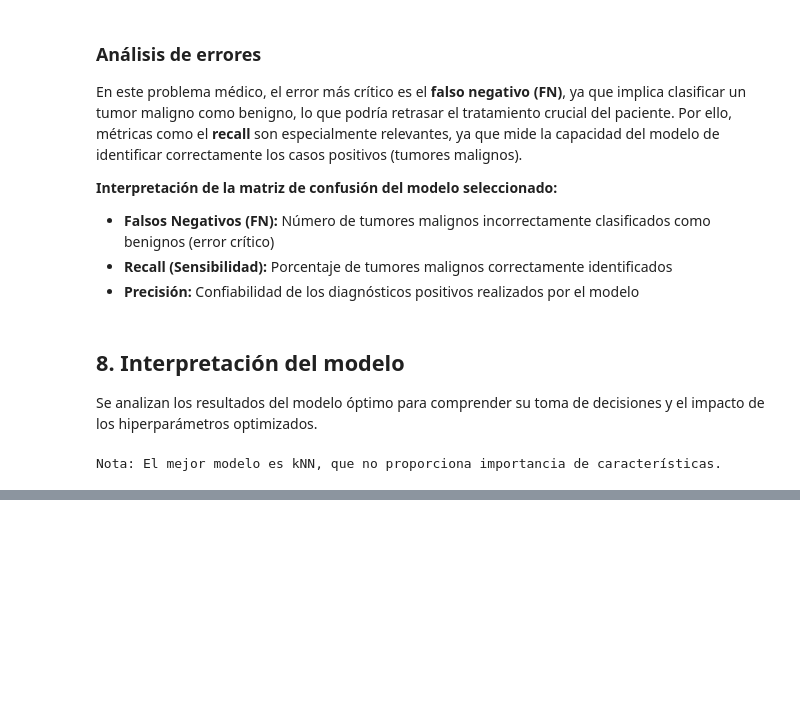
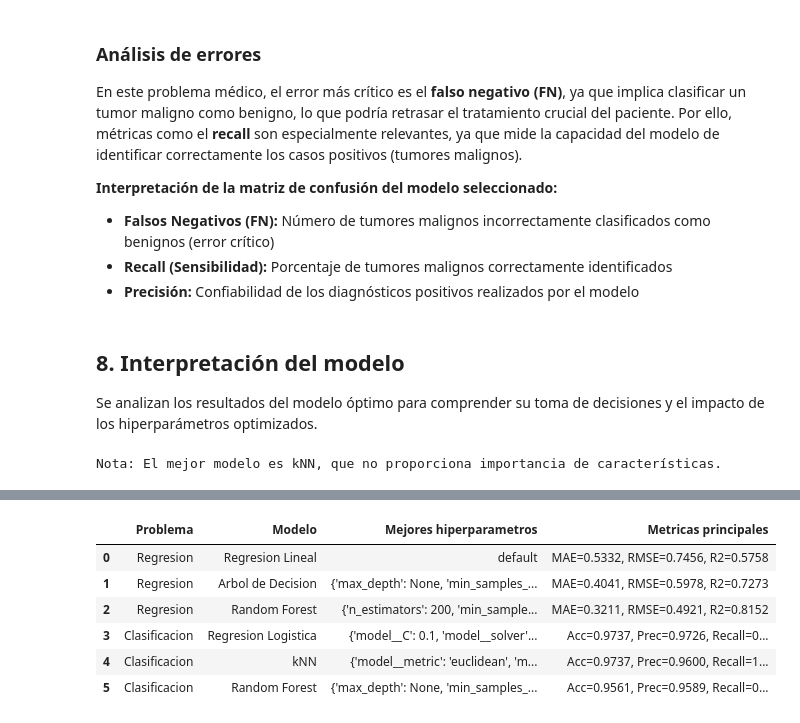
Before and after one commit to diegoanro22/IA-Lab02, a Jupyter notebook: main.ipynb, the cells around one changed output, grey strips where cells are left out. Drawn from its saved outputs; the diff is of its cells as text; code cells hidden in the pictures; blank space fills up the shorter version.

```diff
--- a/main.ipynb
+++ b/main.ipynb
@@ -770,0 +906,81 @@ Nota: El mejor modelo es kNN, que no proporciona importancia de características
+# %%
+# Tabla resumen con mejores hiperparametros y metricas
+import unicodedata
+
+summary_rows = []
+
+def _normalize_series(series):
+    return series.apply(
+        lambda s: unicodedata.normalize("NFKD", s)
+        .encode("ascii", "ignore")
+        .decode("ascii")
+        .lower()
+    )
+
+def _reg_row(key):
+    names = _normalize_series(comparacion["Modelo"])
+    idx = names[names.str.contains(key)].index[0]
+    return comparacion.loc[idx]
+
+def _reg_metrics(row):
+    return f"MAE={row['MAE']:.4f}, RMSE={row['RMSE']:.4f}, R2={row['R2']:.4f}"
+
+summary_rows.append({
+    "Problema": "Regresion",
+    "Modelo": "Regresion Lineal",
+    "Mejores hiperparametros": "default",
+    "Metricas principales": _reg_metrics(_reg_row("lineal")),
+})
+
+summary_rows.append({
+    "Problema": "Regresion",
+    "Modelo": "Arbol de Decision",
+    "Mejores hiperparametros": str(dt_gs.best_params_),
+    "Metricas principales": _reg_metrics(_reg_row("arbol de decision")),
+})
+
+summary_rows.append({
+    "Problema": "Regresion",
+    "Modelo": "Random Forest",
+    "Mejores hiperparametros": str(rf_rs.best_params_),
+    "Metricas principales": _reg_metrics(_reg_row("random forest")),
+})
+
+def _clf_metrics(name):
+    row = comparacion_optimizados.loc[name]
+    return (
+        f"Acc={row['Accuracy']:.4f}, Prec={row['Precision']:.4f}, "
+        f"Recall={row['Recall']:.4f}, F1={row['F1-score']:.4f}"
+    )
+
+summary_rows.append({
+    "Problema": "Clasificacion",
+    "Modelo": "Regresion Logistica",
+    "Mejores hiperparametros": str(grid_lr.best_params_),
+    "Metricas principales": _clf_metrics("Logistic Regression (Opt)"),
+})
+
+summary_rows.append({
+    "Problema": "Clasificacion",
+    "Modelo": "kNN",
+    "Mejores hiperparametros": str(grid_knn.best_params_),
+    "Metricas principales": _clf_metrics("kNN (Opt)"),
+})
+
+summary_rows.append({
+    "Problema": "Clasificacion",
+    "Modelo": "Random Forest",
+    "Mejores hiperparametros": str(grid_rf.best_params_),
+    "Metricas principales": _clf_metrics("Random Forest (Opt)"),
+})
+
+tabla_resumen = pd.DataFrame(summary_rows)
+tabla_resumen
+# %% [output]
+|  | Problema | Modelo | Mejores hiperparametros | Metricas principales |
+| 0 | Regresion | Regresion Lineal | default | MAE=0.5332, RMSE=0.7456, R2=0.5758 |
+| 1 | Regresion | Arbol de Decision | {'max_depth': None, 'min_samples_... | MAE=0.4041, RMSE=0.5978, R2=0.7273 |
+| 2 | Regresion | Random Forest | {'n_estimators': 200, 'min_sample... | MAE=0.3211, RMSE=0.4921, R2=0.8152 |
+| 3 | Clasificacion | Regresion Logistica | {'model__C': 0.1, 'model__solver'... | Acc=0.9737, Prec=0.9726, Recall=0... |
+| 4 | Clasificacion | kNN | {'model__metric': 'euclidean', 'm... | Acc=0.9737, Prec=0.9600, Recall=1... |
+| 5 | Clasificacion | Random Forest | {'max_depth': None, 'min_samples_... | Acc=0.9561, Prec=0.9589, Recall=0... |
```
Also changed, not shown: parts of 14 cells of this notebook.
